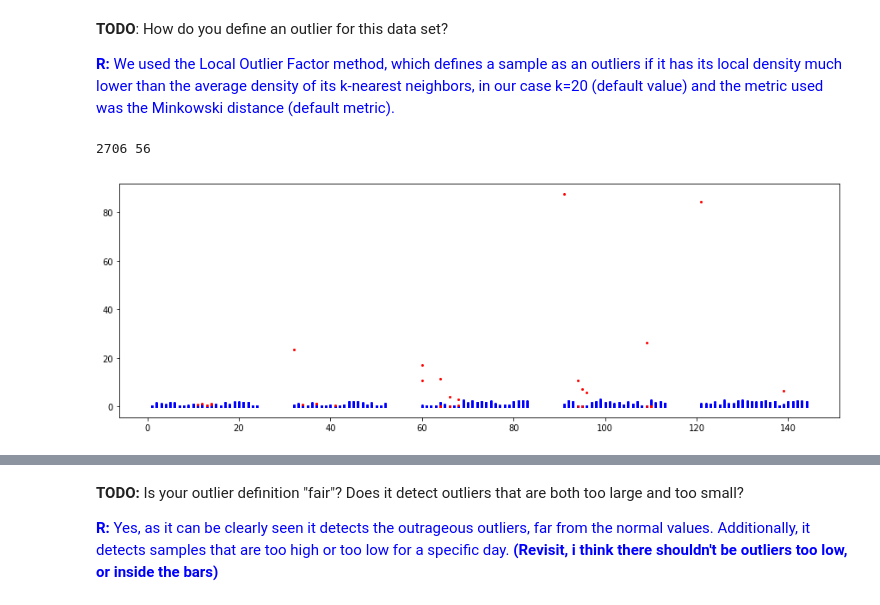
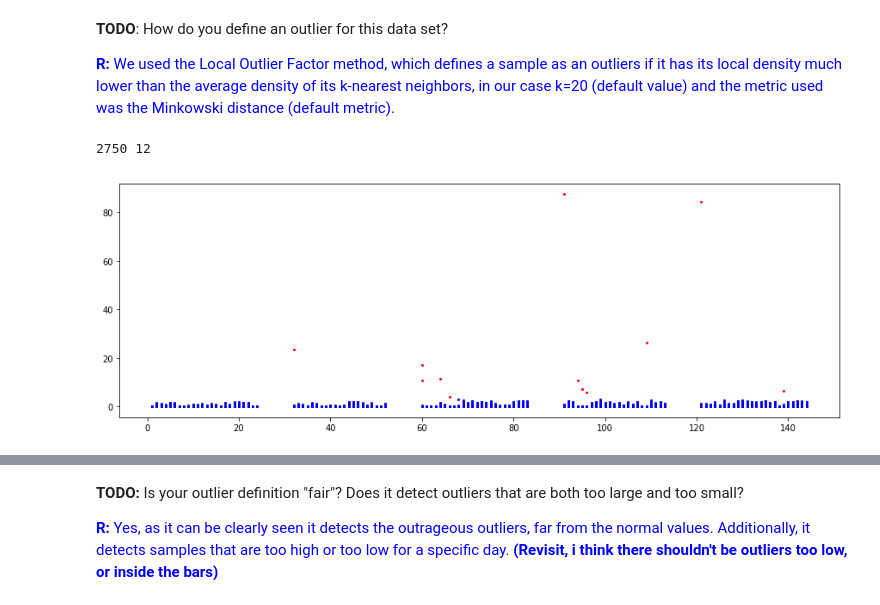
Before and after one commit to Jonuma/IoT_Project, a Jupyter notebook: data/assignment_joao.ipynb, the cells around one changed output, grey strips where cells are left out. Saved outputs shown, nothing was run; the diff lists cells and outputs as text; code cells hidden in the pictures.

```diff
--- a/data/assignment_joao.ipynb
+++ b/data/assignment_joao.ipynb
@@ -263,5 +271,6 @@ We are interested in predicting the solar panel output in a given hour. However,
 # %%
 energy["production"] = energy[col] - energy[col].shift(1)
 energy = energy.dropna().reset_index()
+energy.drop(columns=['index'],inplace = True)
 energy.head()
 # %% [output]
@@ -355,33 +364,41 @@ Note that when removing the energy samples containing 0 values in `raw_energy` e
 # Remove the outliers
 # -> Outliers identification
 
-train_values = np.column_stack((values,data["day"])); #features: production, day
-#train_values = values.reshape(-1,1);
+#train_values = np.column_stack((values,data["day"])); #features: production, day
+#train_values = values.reshape(-1,1); --still commented
 
-#clf_ee = EllipticEnvelope(contamination = 0.005)
-#clf_ee.fit(train_values)
-#scores_pred = clf_ee.decision_function(train_values)
-#y_pred_ee = clf_ee.predict(train_values)
+#clf_lof = LocalOutlierFactor(contamination = 0.02) #  2% of outliers
+#y_pred_lof = clf_lof.fit_predict(train_values)
 
-clf_lof = LocalOutlierFactor(contamination = 0.02) #  2% of outliers
-y_pred_lof = clf_lof.fit_predict(train_values)
+# Coen's
+n = len(data.index)
+mean_production = data["production"].mean()
+
+nominator = 1/n + (data["production"] - mean_production)**2
+denominator = data["production"].var() * n
+
+data["leverage"] = nominator / denominator
+mean_leverage = data["leverage"].mean()
+
+data.loc[data.leverage < 2 * mean_leverage, "outliers"] = 1
+data.loc[data.leverage >= 2 * mean_leverage, "outliers"] = -1
 # %%
 # Remove the outliers
 # -> Outliers visualization
-df_other = pd.DataFrame({"day": data["day"], "production":values, "outliers":y_pred_lof});
+df_other = pd.DataFrame({"day": data["day"], "production":data["production"], "outliers":data["outliers"]});
 
 df_in = df_other[df_other.outliers == 1];
 df_out = df_other[df_other.outliers == -1];
 x_in = df_in.day;
 x_out = df_out.day;
 
 plt.figure(figsize=(15,5))
 plt.plot(x_in, df_in["production"], 'bo', markersize=2);
 plt.plot(x_out, df_out["production"], 'ro', markersize=2);
 print(len(x_in),len(x_out))
 # %% [output]
-2706 56
+2750 12
-[figure, old version]
+[figure, new version]
 # %%
 # Remove the outliers
 # -> Clean data
```
Also changed, not shown: parts of 15 cells of this notebook.
